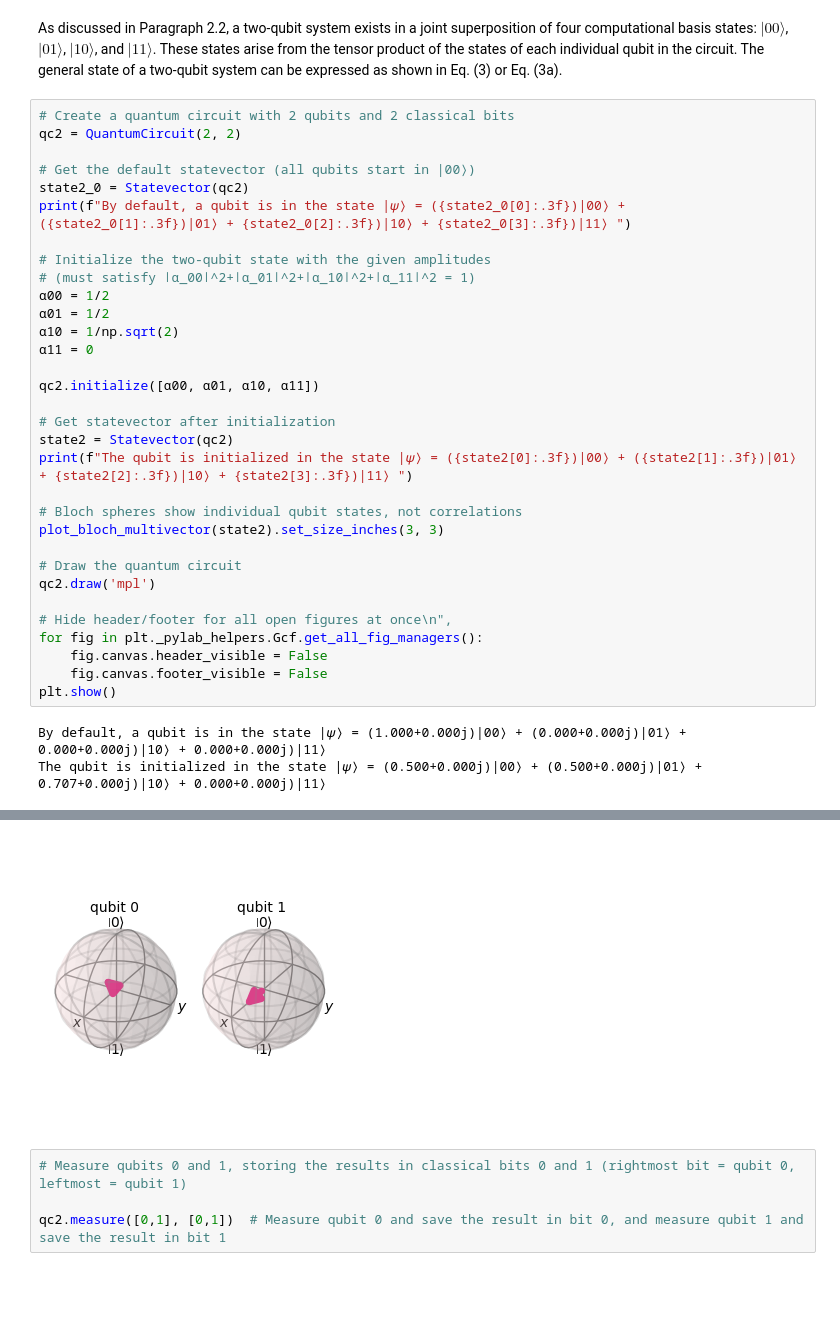
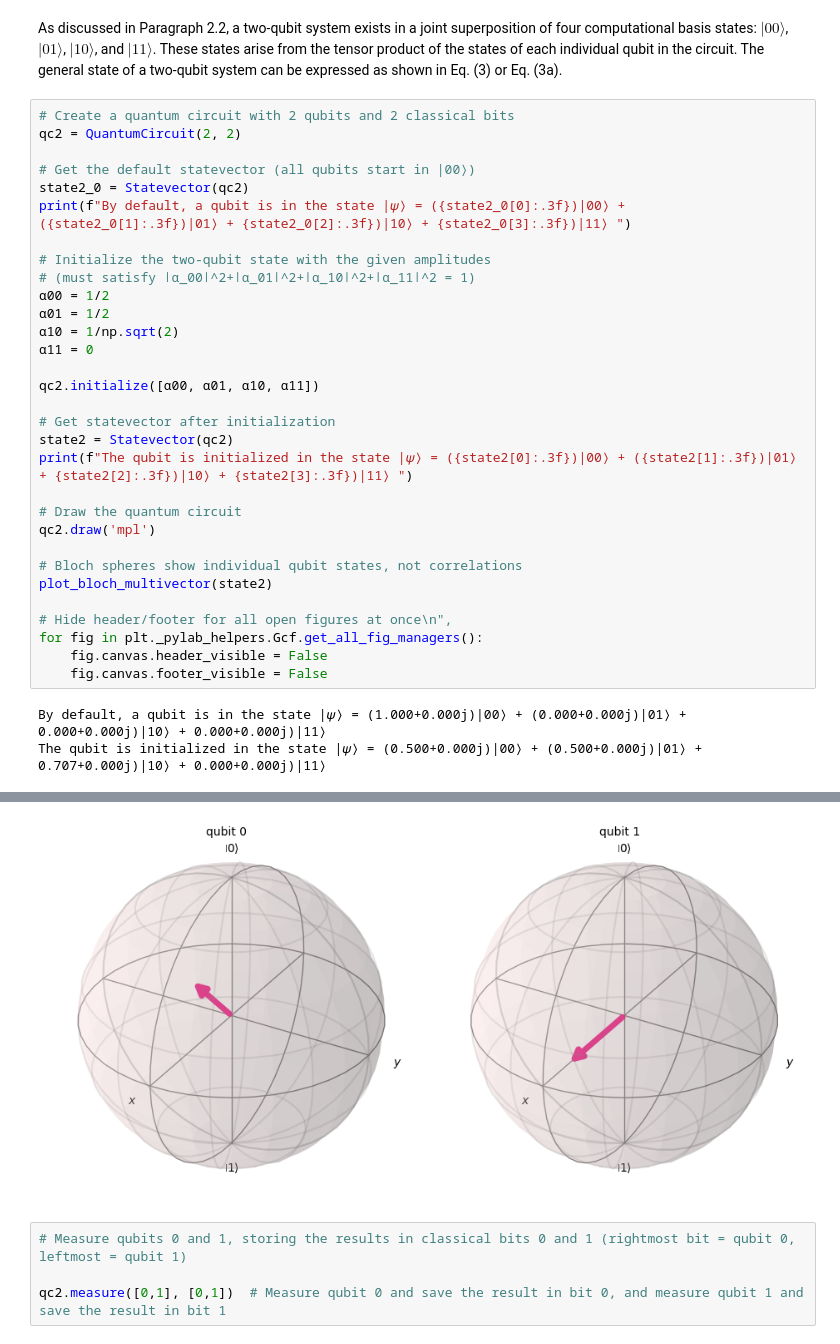
Before and after one commit to QTechEdu/QTech_notebooks, a Jupyter notebook: Quantum-computing.ipynb, the cells around one changed output, grey strips where cells are left out. Drawn from its saved outputs; the diff is of its cells as text; blank space fills up the shorter version.

```diff
--- a/Quantum-computing.ipynb
+++ b/Quantum-computing.ipynb
@@ -798,17 +545,16 @@ qc2.initialize([α00, α01, α10, α11])
 state2 = Statevector(qc2)
 print(f"The qubit is initialized in the state |𝜓⟩ = ({state2[0]:.3f})|00⟩ + ({state2[1]:.3f})|01⟩ + {state2[2]:.3f})|10⟩ + {state2[3]:.3f})|11⟩ ")
 
-# Bloch spheres show individual qubit states, not correlations
-plot_bloch_multivector(state2).set_size_inches(3, 3)
-
 # Draw the quantum circuit
 qc2.draw('mpl')
+
+# Bloch spheres show individual qubit states, not correlations
+plot_bloch_multivector(state2)
 
 # Hide header/footer for all open figures at once\n",
 for fig in plt._pylab_helpers.Gcf.get_all_fig_managers():
     fig.canvas.header_visible = False
     fig.canvas.footer_visible = False
-plt.show()
 # %% [output]
 By default, a qubit is in the state |𝜓⟩ = (1.000+0.000j)|00⟩ + (0.000+0.000j)|01⟩ + 0.000+0.000j)|10⟩ + 0.000+0.000j)|11⟩
 The qubit is initialized in the state |𝜓⟩ = (0.500+0.000j)|00⟩ + (0.500+0.000j)|01⟩ + 0.707+0.000j)|10⟩ + 0.000+0.000j)|11⟩
@@ -816,4 +562,4 @@ The qubit is initialized in the state |𝜓⟩ = (0.500+0.000j)|00⟩ + (0.500+0
-[figure, old version]
+[figure, new version]
 # %%
 # Measure qubits 0 and 1, storing the results in classical bits 0 and 1 (rightmost bit = qubit 0, leftmost = qubit 1)
 
```
Also changed, not shown: parts of 38 cells of this notebook, 8 other files.
